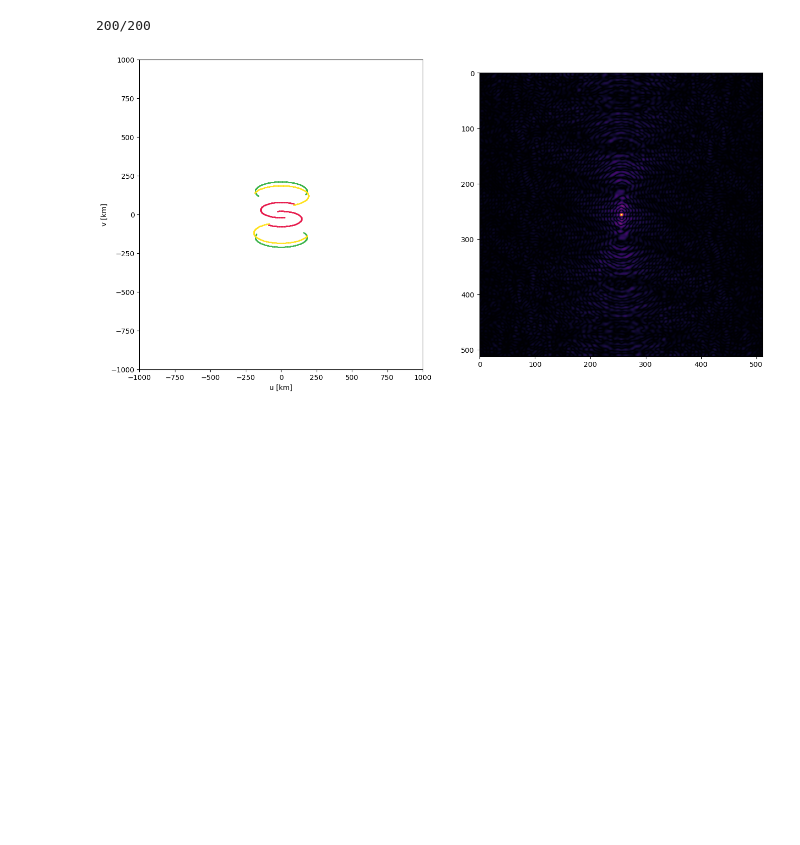
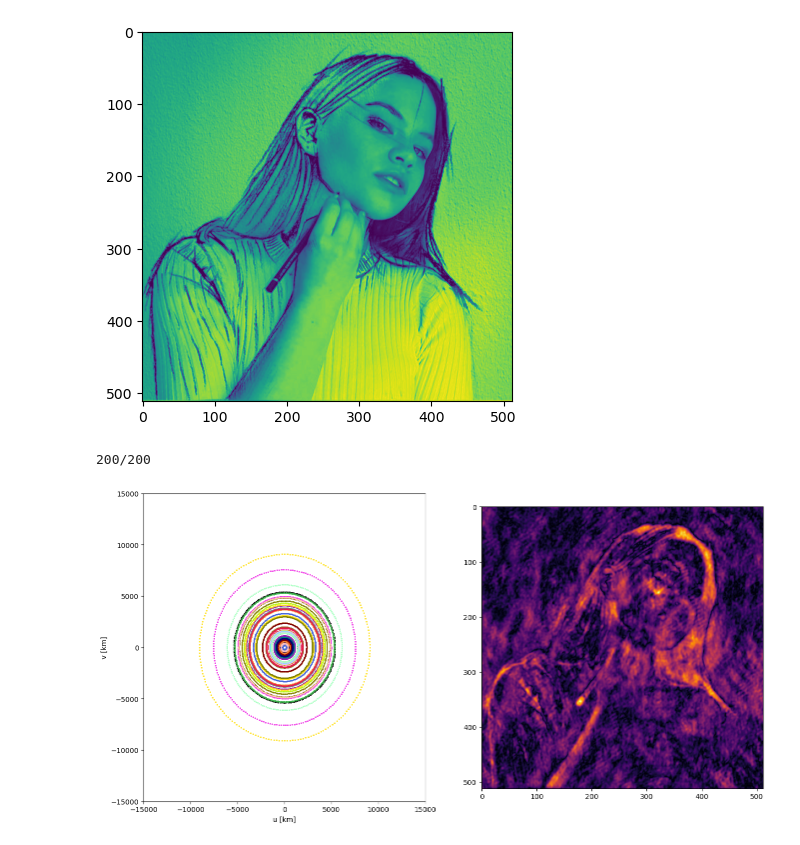
Before and after one commit to flep198/vlbi_visualizer, a Jupyter notebook: VLBI_visualizer.ipynb, the cells around one changed output. Saved outputs shown, nothing was run; the diff lists cells and outputs as text; code cells hidden in the pictures; blank space fills up the shorter version.

Commit message:
added dynamic baseline plots and support for custom images

```diff
--- a/VLBI_visualizer.ipynb
+++ b/VLBI_visualizer.ipynb
@@ -21,7 +22,7 @@ from celluloid import Camera
 r_e=6731 #Earth Radius in Kilometers
 elev_lim=0 #elevetion limit for telescopes in degree
 imgSize=512 #pixelsize of image
-plotLim=1000 #max plot length of baselines
+plotLim=15000 #max plot length of baselines
 n_iter=200 #number of iterations
 do_world_map=False #decide whether to show world map or not
 
@@ -29,7 +30,27 @@ do_world_map=False #decide whether to show world map or not
 real_image=np.zeros((imgSize,imgSize))
 #point source in center
 real_image[math.floor(imgSize/2)][math.floor(imgSize/2)]=1
-real_image_fft=np.abs(np.fft.fftshift(real_image))
+#point source 2
+real_image[math.floor(imgSize/2)+20][math.floor(imgSize/2)]=1
+#point source 3
+real_image[math.floor(imgSize/2)][math.floor(imgSize/2)+20]=1
+
+
+
+#upload custom image
+def rgb2gray(rgb):
+    r, g, b = rgb[:,:,0], rgb[:,:,1], rgb[:,:,2]
+    gray = 0.2989 * r + 0.5870 * g + 0.1140 * b #standard grayscale conversion
+    return gray
+
+img_import = mpimg.imread('paula.png')
+real_image = rgb2gray(img_import)
+plt.imshow(real_image)
+plt.show()
+
+
+real_image_fft=np.fft.fftshift(np.fft.fft2(real_image))
+
 
 #define custom telescopes
 telescopes=[[50.1905748,11.789879],[49.783333,9.933333],[48.137154,11.576124]]
@@ -39,13 +60,13 @@ vlba=[[42.93362, -71.98681],[41.77165, -91.574133],[30.635214, -103.944826],
       [37.23176, -118.27714],[48.13117, -119.68325],[19.80159, -155.45581],[17.75652, -64.58376]]
 
 #use vlba preset
-#telescopes=vlba
+telescopes=vlba
 
 #calculate number of baselines
 n_baselines=int(len(telescopes)*(len(telescopes)-1)/2)
 
 #source position
-source=[30,20] #ra,dec of source
+source=[30,90] #ra,dec of source
 
 #calculate u-v transformation matrix from source coordinates
 H=source[0]/180*np.pi
@@ -141,6 +162,14 @@ def animate(i):
         if k<len(tels)-1:
             for j in range(k+1,len(tels)):
                 if tel_visible[k] and tel_visible[j]:
+
+                    #plot baseline in world map
+                    if do_world_map:
+                        ax=plt.subplot(gs_world)
+                        plt.plot([(telescopes[k][1]+t)/180*np.pi,(telescopes[j][1]+t)/180*np.pi],
+                                 [(telescopes[k][0])/180*np.pi,(telescopes[j][0])/180*np.pi],
+                                 c=colors[baseline_count])
+
                     #get new u_v data point
                     baseline_uv=getUV(tels[k],tels[j],matrix)
                     u=baseline_uv[0]
@@ -170,8 +199,8 @@ def animate(i):
                 baseline_count+=1
 
     ax=plt.subplot(gs_image)
-    u_v_grid_new=u_v_grid
-    new_dirty_image=np.abs(np.fft.fftshift(np.fft.ifft2(u_v_grid_new)))
+    u_v_grid_new=u_v_grid*real_image_fft
+    new_dirty_image=np.abs(np.fft.ifft2(np.fft.fftshift(u_v_grid_new)))
     plt.imshow(new_dirty_image,cmap="inferno")
 
     camera.snap()
@@ -184,35 +213,36 @@ if do_world_map:
     gs_image=gs[2]
 else:
     fig = plt.figure(figsize=(16,8))
     gs= gridspec.GridSpec(1,2,height_ratios=[1])
     gs_uv=gs[0]
     gs_image=gs[1]
 
 camera = Camera(fig)
 ax = plt.subplot(gs_uv)
 
 plt.xlabel("u [km]")
 plt.ylabel("v [km]")
 plt.ylim(-plotLim,plotLim)
 plt.xlim(-plotLim,plotLim)
 
 if do_world_map:
     ax=plt.subplot(gs_world,projection="aitoff")
     plt.grid(True)
 
 #anim=FuncAnimation(fig, animate, frames=n_iter, repeat=False,cache_frame_data=False)
 #anim.save('uvcover.mp4', writer = 'ffmpeg', fps = 4)
 
 for i in range(n_iter):
     animate(i)
 
 
 anim = camera.animate(blit=True)
 anim.save('dots.mp4', writer='ffmpeg')
 plt.show()
 # %% [output]
+[figure, new version]
 200/200
-[figure, old version]
+[figure, added]
 # %%
 plt.imshow(u_v_grid)
 plt.show()
```
Also changed, not shown: parts of 2 cells of this notebook, 6 other files.
